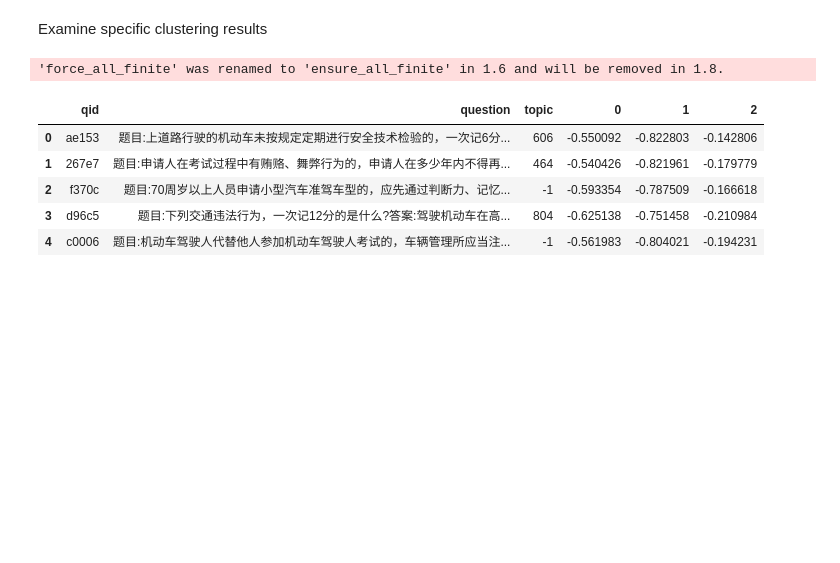
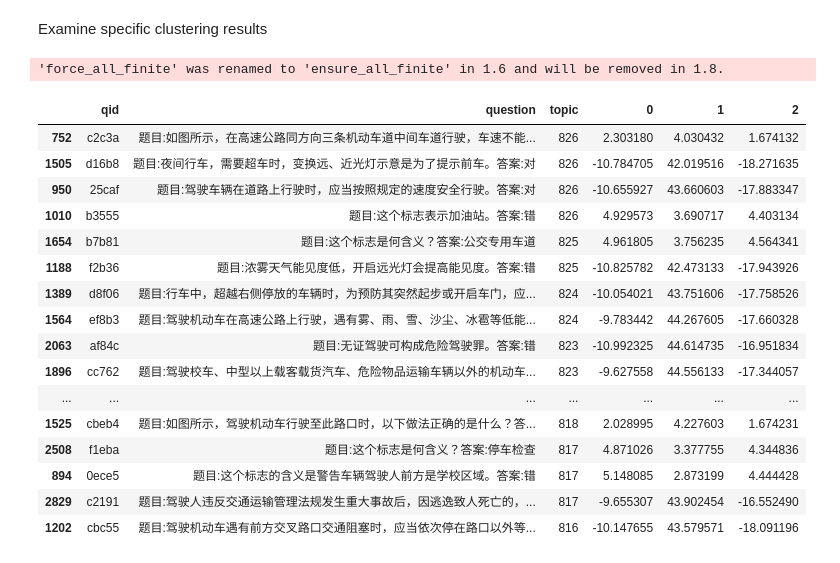
Before and after one commit to xubosen/drivetest_tag_extraction, a Jupyter notebook: src/tag_gen.ipynb, the cells around one changed output. Cells and saved outputs as stored; diff of their text form; code cells hidden in the pictures; blank space fills up the shorter version.

```diff
--- a/src/tag_gen.ipynb
+++ b/src/tag_gen.ipynb
@@ -169,7 +168,7 @@ from umap import UMAP
 def dim_reduction(dimensions: int, n_neighbors: int, embeddings: np.ndarray) -> np.ndarray:
     umap_model = UMAP(
         n_components=dimensions,
-        metric='cosine',
+        metric='euclidean',
         n_neighbors=n_neighbors,
         min_dist=0.0
     )
@@ -208,7 +207,7 @@ def cluster_embeddings(embeddings: np.ndarray) -> np.ndarray:
     Returns:
         Cluster labels for each embedding
     """
-    clusterer = HDBSCAN(min_cluster_size=2, metric='cosine', min_samples=2, cluster_selection_method="leaf", allow_single_cluster=True)
+    clusterer = HDBSCAN(min_cluster_size=2, metric='euclidean', min_samples=2, cluster_selection_method="leaf", allow_single_cluster=True)
     return clusterer.fit_predict(embeddings)
 # %% [markdown]
 ### b) Tune Hyperparameters
@@ -414,8 +413,8 @@ def get_nd_experiment2() -> List[Tuple[int]]:
     Get the n_neighbors and dimensions pairs for the second experiment.
     This is based on the results of the first experiment.
     """
-    n_lst = [n for n in range(3, 52, 5)]
-    d_lst = [d for d in range(3, 52, 5)]
+    n_lst = [n for n in range(5, 768, 5)]
+    d_lst = [d for d in range(2, 10, 1)]
     nd_set = set()
     for n in n_lst:
         for d in d_lst:
@@ -478,4 +477,4 @@ dimred_exp3_results = run_experiment(qid_lst=qid_lst, documents=documents, embed
 # %%
-combined_results = pd.concat([dimred_exp3_results,
-    combined_results.drop(columns=["qid", "question"])], axis=1).reindex()
+# combined_results = pd.concat([dimred_exp3_results,
+#     combined_results.drop(columns=["qid", "question"])], axis=1).reindex()
 # %%
@@ -556,21 +555,33 @@ def plot_3d_clusters(data: DataFrame) -> px.scatter_3d:
     return fig
 # %%
 dim_inspected = 3
-n_inspected = 165
+n_inspected = 350
 qid_lst = combined_results["qid"].tolist()
 embeds = [id_to_embedding[qid] for qid in qid_lst]
 embeds_3d = make_reduced_embeddings(dim_inspected, n_inspected, embeds)
 topic_df = get_topics(combined_results, n_neighbors=n_inspected, dimensions=dim_inspected)
 embeds_with_topics = make_embeds_with_topics(embeds_3d, topic_df)
-embeds_with_topics.head()
+embeds_with_topics_sorted = embeds_with_topics.sort_values(by="topic", ascending=False)
+embeds_with_topics_sorted.head(30)
 # %% [output]
 'force_all_finite' was renamed to 'ensure_all_finite' in 1.6 and will be removed in 1.8.
 |  | qid | question | topic | 0 | 1 | 2 |
-| 0 | ae153 | 题目:上道路行驶的机动车未按规定定期进行安全技术检验的，一次记6分... | 606 | -0.550092 | -0.822803 | -0.142806 |
-| 1 | 267e7 | 题目:申请人在考试过程中有贿赂、舞弊行为的，申请人在多少年内不得再... | 464 | -0.540426 | -0.821961 | -0.179779 |
-| 2 | f370c | 题目:70周岁以上人员申请小型汽车准驾车型的，应先通过判断力、记忆... | -1 | -0.593354 | -0.787509 | -0.166618 |
-| 3 | d96c5 | 题目:下列交通违法行为，一次记12分的是什么?答案:驾驶机动车在高... | 804 | -0.625138 | -0.751458 | -0.210984 |
-| 4 | c0006 | 题目:机动车驾驶人代替他人参加机动车驾驶人考试的，车辆管理所应当注... | -1 | -0.561983 | -0.804021 | -0.194231 |
+| 752 | c2c3a | 题目:如图所示，在高速公路同方向三条机动车道中间车道行驶，车速不能... | 826 | 2.303180 | 4.030432 | 1.674132 |
+| 1505 | d16b8 | 题目:夜间行车，需要超车时，变换远、近光灯示意是为了提示前车。答案:对 | 826 | -10.784705 | 42.019516 | -18.271635 |
+| 950 | 25caf | 题目:驾驶车辆在道路上行驶时，应当按照规定的速度安全行驶。答案:对 | 826 | -10.655927 | 43.660603 | -17.883347 |
+| 1010 | b3555 | 题目:这个标志表示加油站。答案:错 | 826 | 4.929573 | 3.690717 | 4.403134 |
+| 1654 | b7b81 | 题目:这个标志是何含义？答案:公交专用车道 | 825 | 4.961805 | 3.756235 | 4.564341 |
+| 1188 | f2b36 | 题目:浓雾天气能见度低，开启远光灯会提高能见度。答案:错 | 825 | -10.825782 | 42.473133 | -17.943926 |
+| 1389 | d8f06 | 题目:行车中，超越右侧停放的车辆时，为预防其突然起步或开启车门，应... | 824 | -10.054021 | 43.751606 | -17.758526 |
+| 1564 | ef8b3 | 题目:驾驶机动车在高速公路上行驶，遇有雾、雨、雪、沙尘、冰雹等低能... | 824 | -9.783442 | 44.267605 | -17.660328 |
+| 2063 | af84c | 题目:无证驾驶可构成危险驾驶罪。答案:错 | 823 | -10.992325 | 44.614735 | -16.951834 |
+| 1896 | cc762 | 题目:驾驶校车、中型以上载客载货汽车、危险物品运输车辆以外的机动车... | 823 | -9.627558 | 44.556133 | -17.344057 |
+| ... | ... | ... | ... | ... | ... | ... |
+| 1525 | cbeb4 | 题目:如图所示，驾驶机动车行驶至此路口时，以下做法正确的是什么？答... | 818 | 2.028995 | 4.227603 | 1.674231 |
+| 2508 | f1eba | 题目:这个标志是何含义？答案:停车检查 | 817 | 4.871026 | 3.377755 | 4.344836 |
+| 894 | 0ece5 | 题目:这个标志的含义是警告车辆驾驶人前方是学校区域。答案:错 | 817 | 5.148085 | 2.873199 | 4.444428 |
+| 2829 | c2191 | 题目:驾驶人违反交通运输管理法规发生重大事故后，因逃逸致人死亡的，... | 817 | -9.655307 | 43.902454 | -16.552490 |
+| 1202 | cbc55 | 题目:驾驶机动车遇有前方交叉路口交通阻塞时，应当依次停在路口以外等... | 816 | -10.147655 | 43.579571 | -18.091196 |
 # %%
 fig = plot_3d_clusters(embeds_with_topics)
 fig.show()
```
Also changed, not shown: parts of 9 cells of this notebook.
